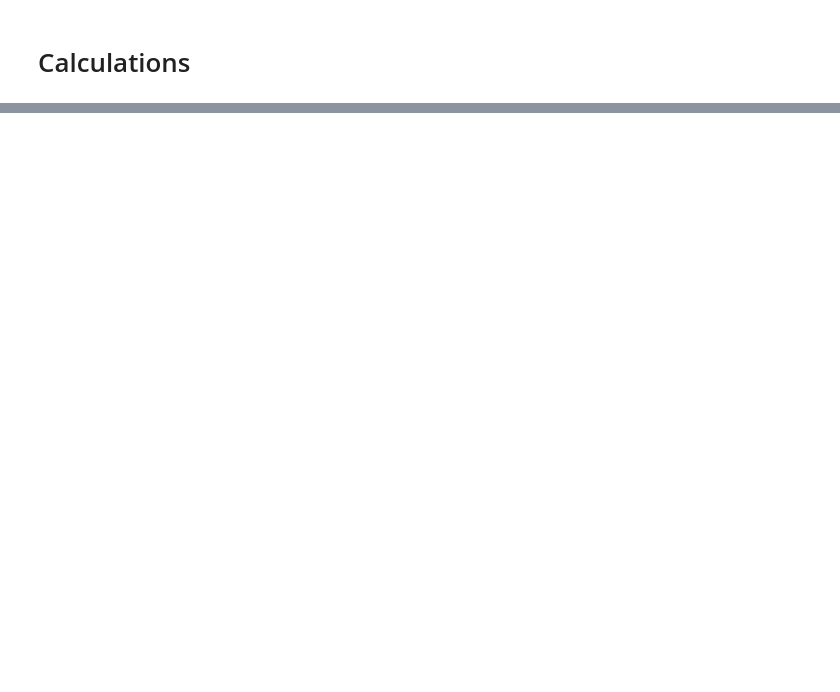
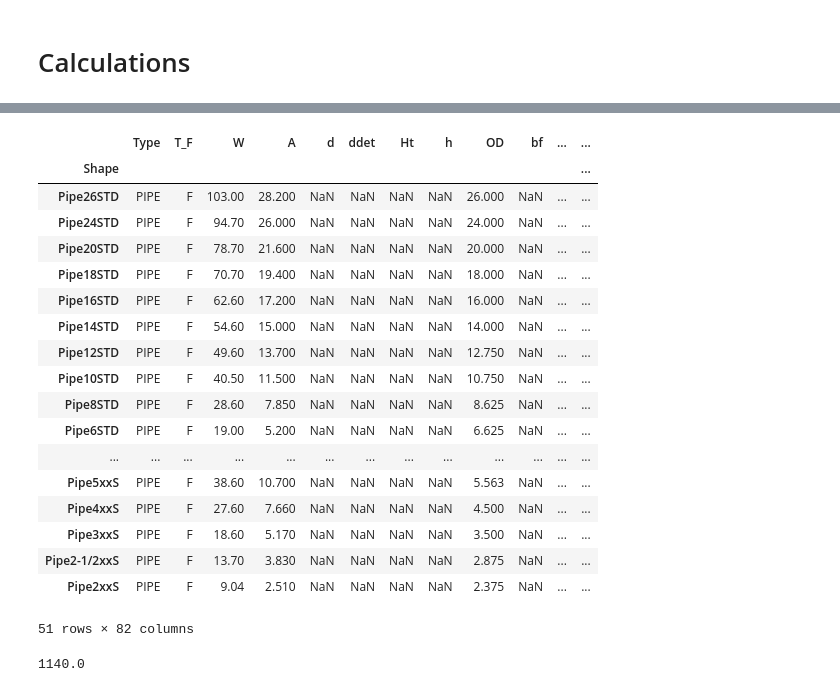
Before and after one commit to davidhansonc/structural_python_tools, a Jupyter notebook: template_code.ipynb, the cells around one changed output, grey strips where cells are left out. Drawn from its saved outputs; the diff is of its cells as text; code cells hidden in the pictures; blank space fills up the shorter version.

```diff
--- a/template_code.ipynb
+++ b/template_code.ipynb
@@ -29,0 +50,30 @@ table_4a = table_4a_load(species="DF")
+# %%
+aisc[aisc['Type'] == 'PIPE']
+# %% [output]
+|  | Type | T_F | W | A | d | ddet | Ht | h | OD | bf | ... | ... |
+| Shape |  |  |  |  |  |  |  |  |  |  |  | ... |
+| Pipe26STD | PIPE | F | 103.00 | 28.200 | NaN | NaN | NaN | NaN | 26.000 | NaN | ... | ... |
+| Pipe24STD | PIPE | F | 94.70 | 26.000 | NaN | NaN | NaN | NaN | 24.000 | NaN | ... | ... |
+| Pipe20STD | PIPE | F | 78.70 | 21.600 | NaN | NaN | NaN | NaN | 20.000 | NaN | ... | ... |
+| Pipe18STD | PIPE | F | 70.70 | 19.400 | NaN | NaN | NaN | NaN | 18.000 | NaN | ... | ... |
+| Pipe16STD | PIPE | F | 62.60 | 17.200 | NaN | NaN | NaN | NaN | 16.000 | NaN | ... | ... |
+| Pipe14STD | PIPE | F | 54.60 | 15.000 | NaN | NaN | NaN | NaN | 14.000 | NaN | ... | ... |
+| Pipe12STD | PIPE | F | 49.60 | 13.700 | NaN | NaN | NaN | NaN | 12.750 | NaN | ... | ... |
+| Pipe10STD | PIPE | F | 40.50 | 11.500 | NaN | NaN | NaN | NaN | 10.750 | NaN | ... | ... |
+| Pipe8STD | PIPE | F | 28.60 | 7.850 | NaN | NaN | NaN | NaN | 8.625 | NaN | ... | ... |
+| Pipe6STD | PIPE | F | 19.00 | 5.200 | NaN | NaN | NaN | NaN | 6.625 | NaN | ... | ... |
+| ... | ... | ... | ... | ... | ... | ... | ... | ... | ... | ... | ... | ... |
+| Pipe5xxS | PIPE | F | 38.60 | 10.700 | NaN | NaN | NaN | NaN | 5.563 | NaN | ... | ... |
+| Pipe4xxS | PIPE | F | 27.60 | 7.660 | NaN | NaN | NaN | NaN | 4.500 | NaN | ... | ... |
+| Pipe3xxS | PIPE | F | 18.60 | 5.170 | NaN | NaN | NaN | NaN | 3.500 | NaN | ... | ... |
+| Pipe2-1/2xxS | PIPE | F | 13.70 | 3.830 | NaN | NaN | NaN | NaN | 2.875 | NaN | ... | ... |
+| Pipe2xxS | PIPE | F | 9.04 | 2.510 | NaN | NaN | NaN | NaN | 2.375 | NaN | ... | ... |
+51 rows × 82 columns
+# %%
+w = aisc.loc["Pipe6STD", "W"] #lb/ft
+
+H = 60 #ft
+W = w * H #lbs
+W
+# %% [output]
+1140.0
```
Also changed, not shown: parts of 5 cells of this notebook, 1 other file.
